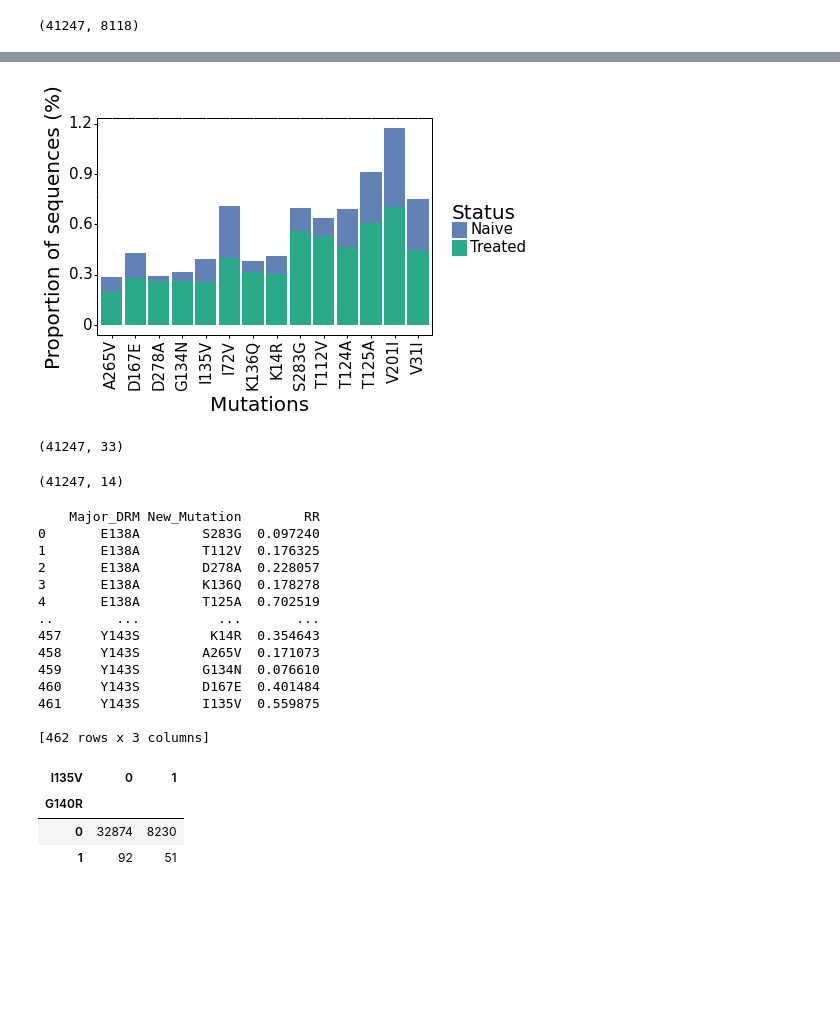
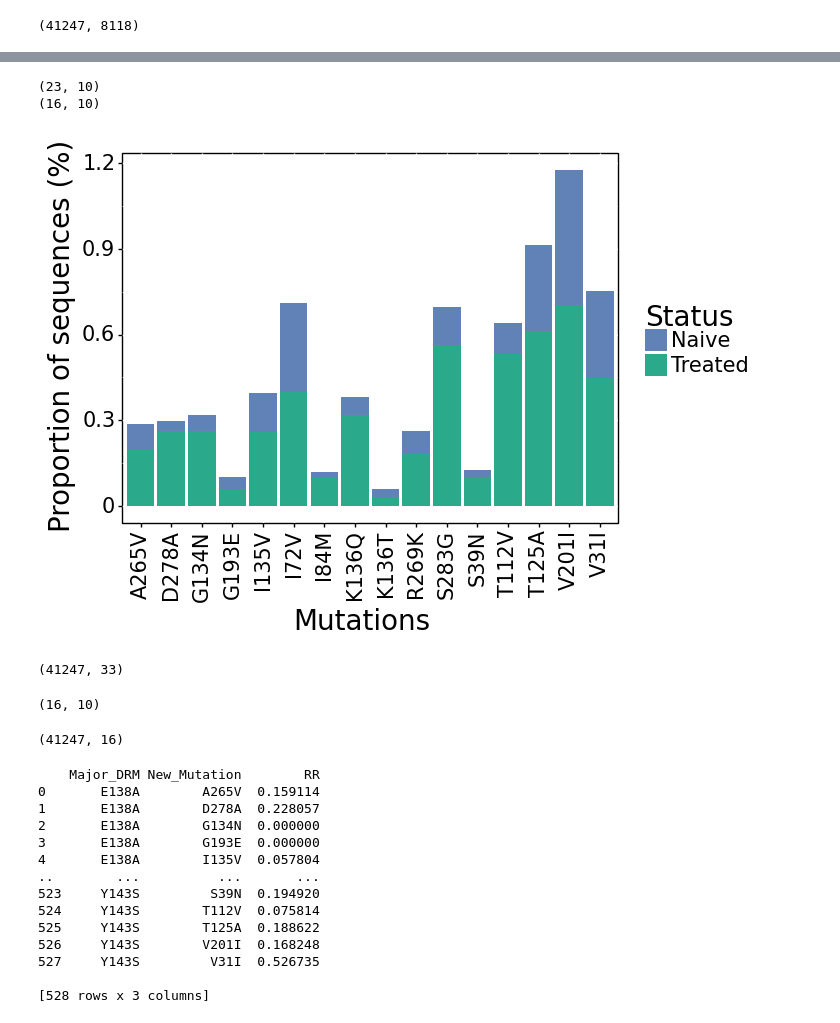
Before and after one commit to AlfredUg/ML4HIVDR, a Jupyter notebook: RelativeRisk.ipynb, the cells around one changed output, grey strips where cells are left out. Drawn from its saved outputs; the diff is of its cells as text; code cells hidden in the pictures; blank space fills up the shorter version.

```diff
--- a/RelativeRisk.ipynb
+++ b/RelativeRisk.ipynb
@@ -13,10 +13,10 @@ from plotnine import *
 # -----------------------------
 # Load Datasets
 # -----------------------------
-variants_data = pd.read_csv("losAlomosData4ML.csv")
+variants_data = pd.read_csv("../data/losAlomosData4ML.csv")
 variants_data_full = variants_data
 #variants_data.head()
-stanford_muts = pd.read_csv('data/Stanford-resistance-comments.csv')
+stanford_muts = pd.read_csv('../data/Stanford-resistance-comments.csv')
 stanford_mut_list = set(stanford_muts['Mutation'])
 variants_data.shape
 
@@ -43,9 +43,24 @@ variants_data = variants_data.loc[:, variants_data.columns.str.match(pure_mutati
 # %% [output]
 (41247, 8118)
 # %%
-rf_muts = ['S283G', 'T112V', 'D278A', 'K136Q', 'T125A', 'V201I', 'V31I', 'T124A',
-          'I72V', 'L101I', 'K14R', 'E11D', 'A265V', 'G134N', 'T124N', 'D167E',
-          'D256E', 'T206S', 'S17N', 'I135V']
+rf_muts = [
+    "A205S", "A248S", "A265V", "A91T", "D232K", "D278A", "D288E", "D3L",
+    "D41X", "D6E", "E11D", "E198Q", "E287L", "E35Q", "G106X", "G134N",
+    "G149R", "G163E", "G193E", "G193R", "G47A", "G4R", "G70E", "G82K",
+    "H171S", "I135V", "I141V", "I162X", "I200L", "I200R", "I203M", "I204V",
+    "I217L", "I217P", "I220L", "I220N", "I251F", "I267L", "I60A", "I72V",
+    "I84M", "K136Q", "K136T", "K215G", "K215Q", "K236P", "L101I", "L102L",
+    "L172X", "L241R", "L74K", "M178S", "M275L", "M50L", "P233A", "P233L",
+    "P90A", "Q177X", "Q216K", "Q216P", "Q221L", "Q252K", "Q274S", "R166K",
+    "R166S", "R224Q", "R224X", "R269K", "R284M", "S119P", "S230L", "S24G",
+    "S24H", "S255Q", "S283G", "S39N", "T112V", "T122I", "T124N", "T125A",
+    "T206S", "T210S", "T218S", "V150X", "V165L", "V201I", "V225T", "V281M",
+    "V31I", "Y83F"
+]
+
+# rf_muts = ['S283G', 'T112V', 'D278A', 'K136Q', 'T125A', 'V201I', 'V31I', 'T124A',
+#           'I72V', 'L101I', 'K14R', 'E11D', 'A265V', 'G134N', 'T124N', 'D167E',
+#           'D256E', 'T206S', 'S17N', 'I135V']
 
 rf_muts.append('Status')
 df5 = variants_data_full[rf_muts]
@@ -129,36 +160,41 @@ df_results.to_csv('top20mutationsRf.csv')
 # Assume df_results is already computed from the previous code
 # Step 1: Subset the DataFrame
 subset_results = df_results[df_results['Treated'] > df_results['Naive']]
+print(subset_results.shape)
+subset_results = subset_results[subset_results['Overall count'] > 1000]
+print(subset_results.shape)
 
 # Step 2: Create a bar graph using Plotnine
 # Melt the DataFrame to long format for plotting
 subset_long = pd.melt(subset_results, id_vars=['Column'],
                       value_vars=['Naive', 'Treated'],
                       var_name='Status', value_name='Proportion')
 
 # Create the bar plot
 plot = (ggplot(subset_long, aes(x='Column', y='Proportion', fill='Status'))
         + geom_bar(stat="identity")#, position='dodge')
     + theme(panel_background=element_rect(fill='white'),
             panel_border=element_rect(color='black',size=1),
             axis_text_x=element_text(color='black', size=15, angle=90),
             axis_text_y=element_text(color='black', size=15),
             axis_title=element_text(color='black', size=20),
             legend_text=element_text(color='black', size=15),
             legend_title=element_text(color='black', size=20),
             strip_text=element_text(color='black',size=20),
             strip_background=element_rect(color='black', fill="white"))
         +scale_fill_manual(values = algor_colors)
   #  +coord_flip()
     +theme(legend_position="right")
     + ylab('Proportion of sequences (%)')
     + xlab('Mutations'))
 
 # Display the plot
 print(plot)
 plot.save("potential-new-drms-rf.png", width=10, height=5, dpi=300)
 # %% [output]
+(23, 10)
+(16, 10)
-[figure, old version]
+[figure, new version]
 # %%
 stanford_muts_instis = stanford_muts[stanford_muts.Drugclass == 'INSTI'].copy()
 stanford_muts_major = stanford_muts_instis[stanford_muts_instis['Comment/ Mutation Type'] == 'Major'].copy()
@@ -170,11 +206,15 @@ major_drms_df = variants_data_full[identified_muts]
 major_drms_df.shape
 # %% [output]
 (41247, 33)
+# %%
+subset_results.shape
+# %% [output]
+(16, 10)
 # %%
 new_muts_df = variants_data_full[subset_results['Column'].values]
 new_muts_df.shape
 # %% [output]
-(41247, 14)
+(41247, 16)
 # %%
 # Function to calculate Relative Risk
 def calculate_relative_risk(major_drms_df, new_muts_df):
@@ -224,16 +264,16 @@ rr_results = calculate_relative_risk(major_drms_df, new_muts_df)
 print(rr_results)
 # %% [output]
     Major_DRM New_Mutation        RR
-0       E138A        S283G  0.097240
-1       E138A        T112V  0.176325
-2       E138A        D278A  0.228057
-3       E138A        K136Q  0.178278
-4       E138A        T125A  0.702519
+0       E138A        A265V  0.159114
+1       E138A        D278A  0.228057
+2       E138A        G134N  0.000000
+3       E138A        G193E  0.000000
+4       E138A        I135V  0.057804
 ..        ...          ...       ...
-457     Y143S         K14R  0.354643
-458     Y143S        A265V  0.171073
-459     Y143S        G134N  0.076610
-460     Y143S        D167E  0.401484
-461     Y143S        I135V  0.559875
+523     Y143S         S39N  0.194920
+524     Y143S        T112V  0.075814
+525     Y143S        T125A  0.188622
+526     Y143S        V201I  0.168248
+527     Y143S         V31I  0.526735
 
-[462 rows x 3 columns]
+[528 rows x 3 columns]
@@ -251,7 +279,0 @@ counts = contingency_table.value_counts().unstack(fill_value=0)
-# %%
-counts
-# %% [output]
-| I135V | 0 | 1 |
-| G140R |  |  |
-| 0 | 32874 | 8230 |
-| 1 | 92 | 51 |
```
Also changed, not shown: parts of 29 cells of this notebook, 3 other files.
